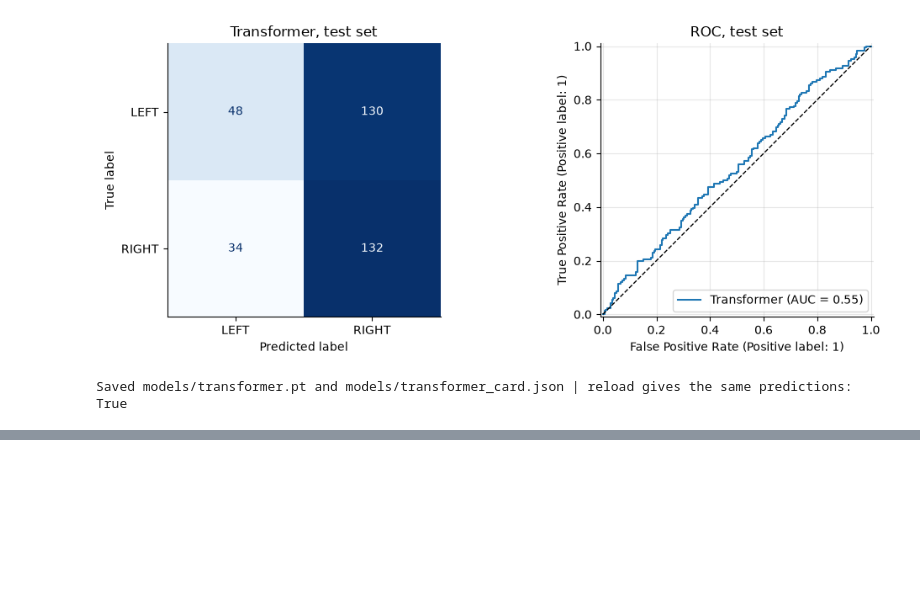
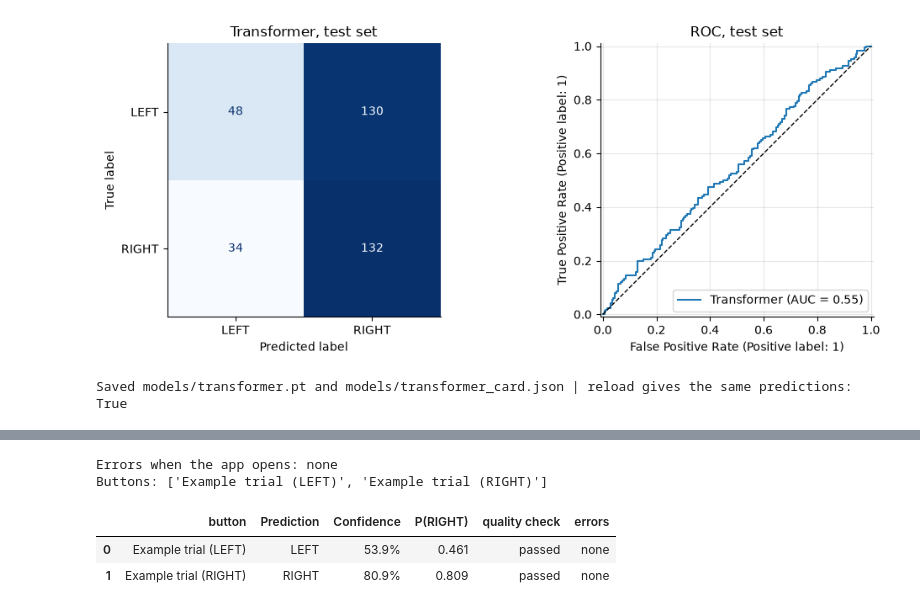
Before and after one commit to esraa-elgebaly/Brain-Computer-Interface-BCI-Motor-Imagery-Classification, a Jupyter notebook: main_pipeline.ipynb, the cells around one changed output, grey strips where cells are left out. Cells and saved outputs as stored; diff of their text form; code cells hidden in the pictures; blank space fills up the shorter version.

```diff
--- a/main_pipeline.ipynb
+++ b/main_pipeline.ipynb
@@ -1348,0 +1505,20 @@ Saved models/transformer.pt and models/transformer_card.json | reload gives the
+# %%
+from pathlib import Path
+from streamlit.testing.v1 import AppTest
+
+# AppTest resolves a relative path next to the calling file; in Jupyter that is a temp file, so pass the full path.
+app_path = Path.cwd() / "app.py"
+assert app_path.is_file(), f"app.py not found at {app_path}"
+
+at = AppTest.from_file(str(app_path), default_timeout=120).run()
+print("Errors when the app opens:", [e.value for e in at.exception] or "none")
+print("Buttons:", [b.label for b in at.button])
+
+rows_ = []
+for k in range(len(at.button)):
+    at.button[k].click().run()
+    rows_.append({"button": at.button[k].label, **{m_.label: m_.value for m_ in at.metric},
+                  "quality check": "passed" if at.success else "failed",
+                  "errors": [e.value for e in at.exception] or "none"})
+pd.DataFrame(rows_)
+# %% [output]
@@ -1348,0 +1526,5 @@ Saved models/transformer.pt and models/transformer_card.json | reload gives the
+Errors when the app opens: none
+Buttons: ['Example trial (LEFT)', 'Example trial (RIGHT)']
+|  | button | Prediction | Confidence | P(RIGHT) | quality check | errors |
+| 0 | Example trial (LEFT) | LEFT | 53.9% | 0.461 | passed | none |
+| 1 | Example trial (RIGHT) | RIGHT | 80.9% | 0.809 | passed | none |
```
Also changed, not shown: parts of 9 cells of this notebook, 10 other files.
